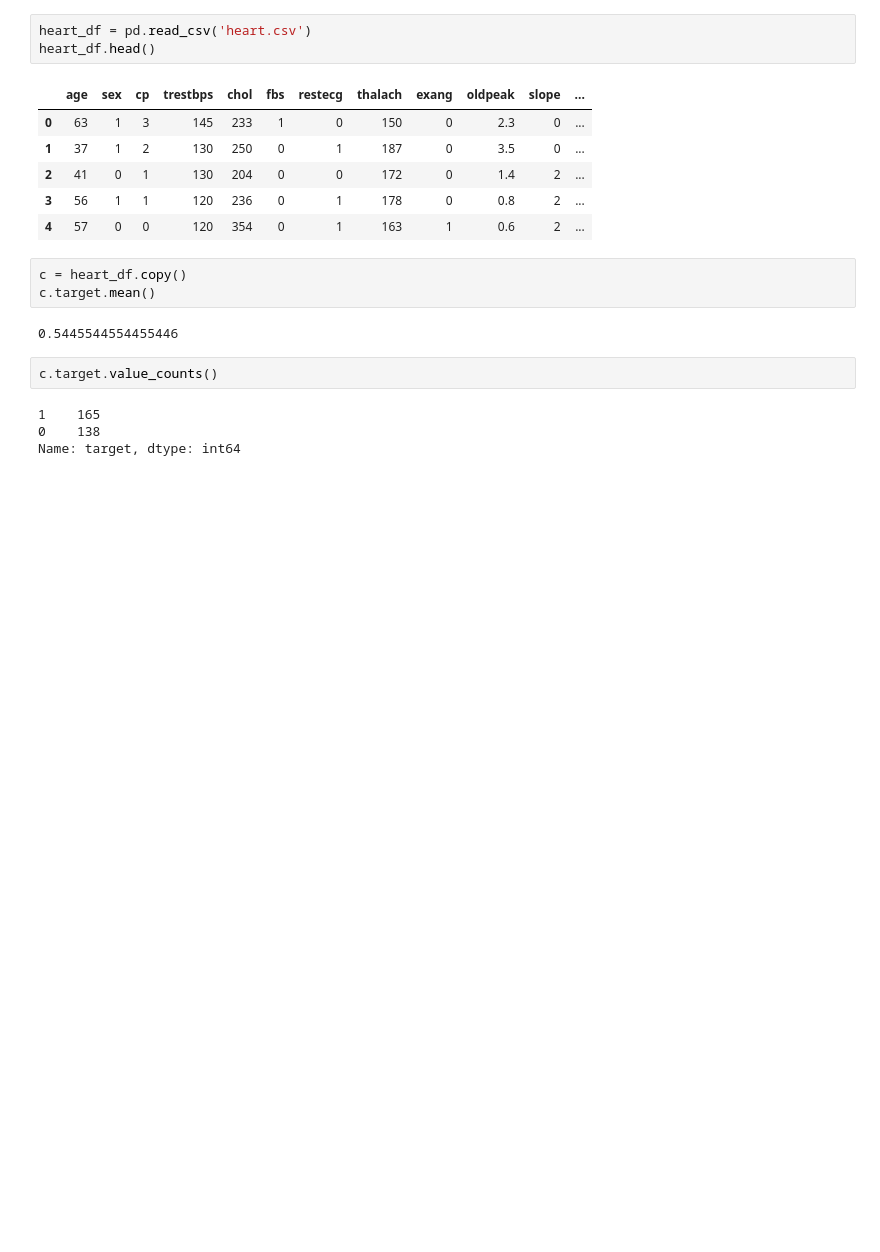
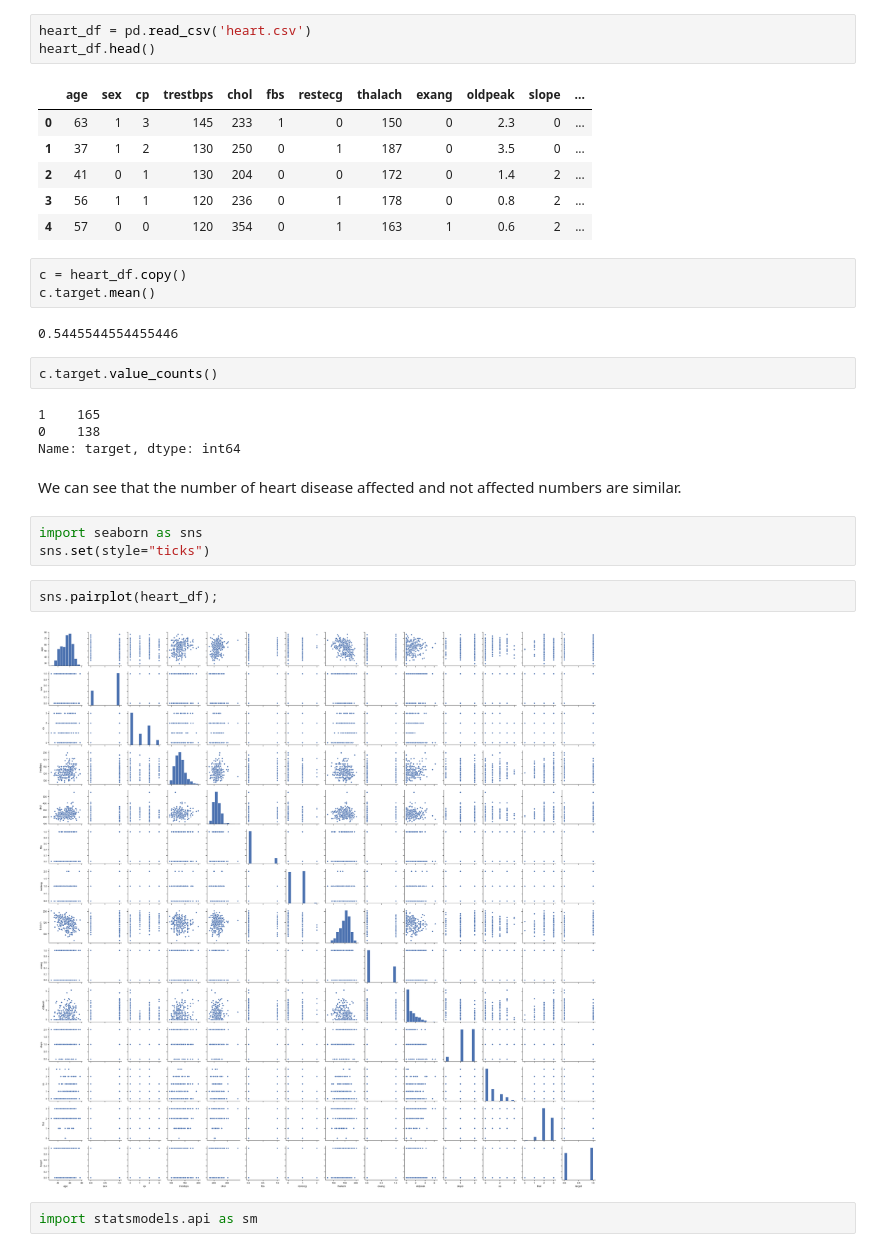
Before and after one commit to rashokanand/heart-disease-explored-regression, a Jupyter notebook: Exploring the dataset.ipynb, the cells around one changed output. Cells and saved outputs as stored; diff of their text form; blank space fills up the shorter version.

```diff
--- a/Exploring the dataset.ipynb
+++ b/Exploring the dataset.ipynb
@@ -31,3 +31,14 @@ c.target.value_counts()
 1    165
 0    138
 Name: target, dtype: int64
+# %% [markdown]
+We can see that the number of heart disease affected and not affected numbers are similar.
+# %%
+import seaborn as sns
+sns.set(style="ticks")
+# %%
+sns.pairplot(heart_df);
+# %% [output]
+[figure, added]
+# %%
+import statsmodels.api as sm
```
Also changed, not shown: parts of 1 cell of this notebook.
